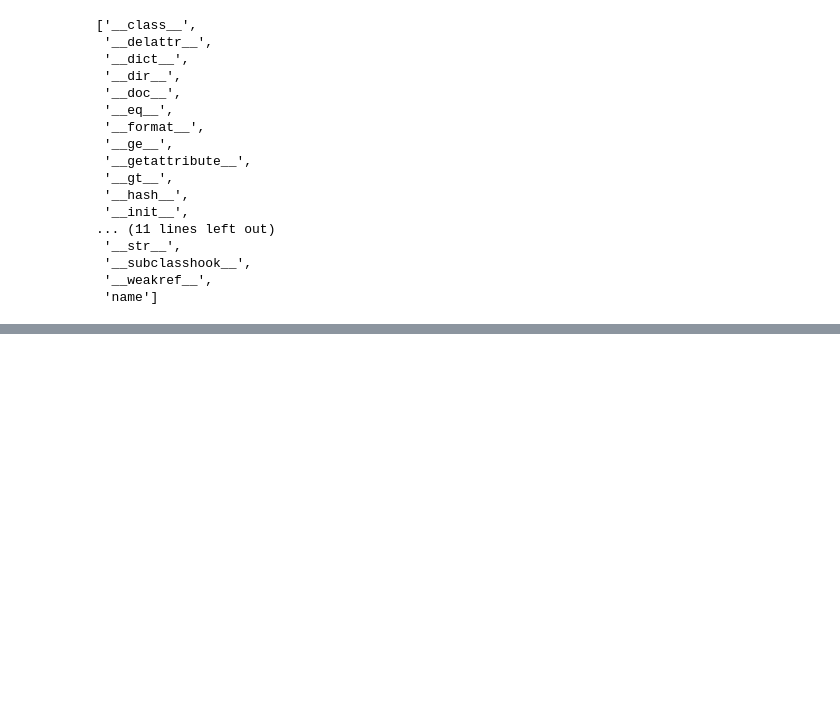
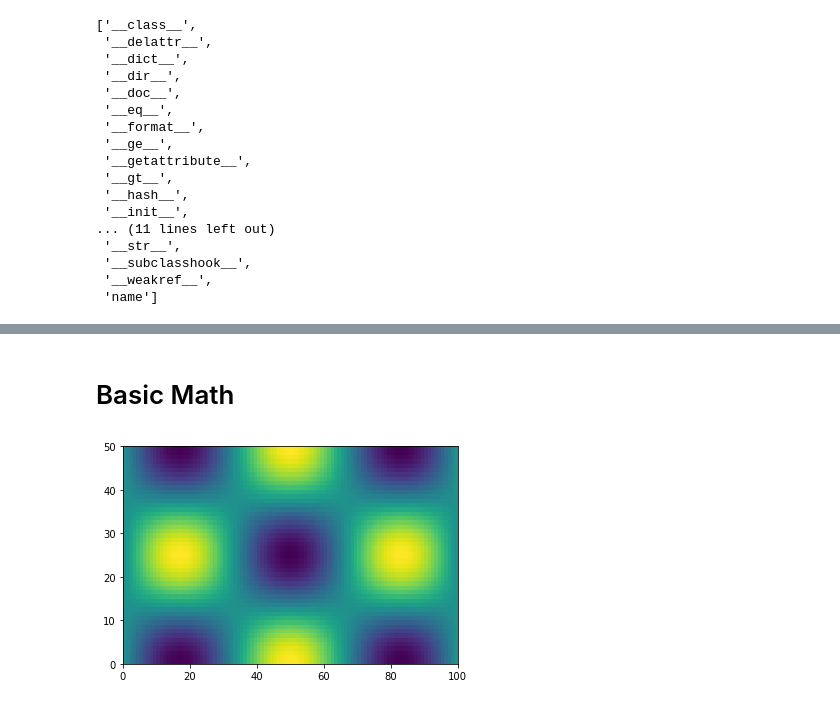
Before and after one commit to YuweiZJ/rces-lecture, a Jupyter notebook: Untitled.ipynb, the cells around one changed output, grey strips where cells are left out. Cells and saved outputs as stored; diff of their text form; code cells hidden in the pictures; blank space fills up the shorter version.

```diff
--- a/Untitled.ipynb
+++ b/Untitled.ipynb
@@ -460,0 +769,7 @@ dir(h)
+# %% [markdown]
+# Basic Math
+# %%
+f = np.sin(xx) * np.cos(yy)
+plt.pcolormesh(f);
+# %% [output]
+[figure, added]
```
Also changed, not shown: parts of 67 cells of this notebook.
